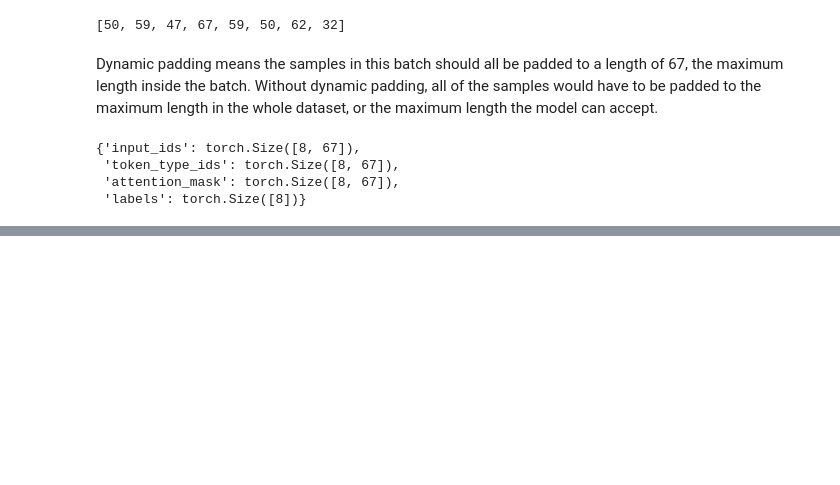
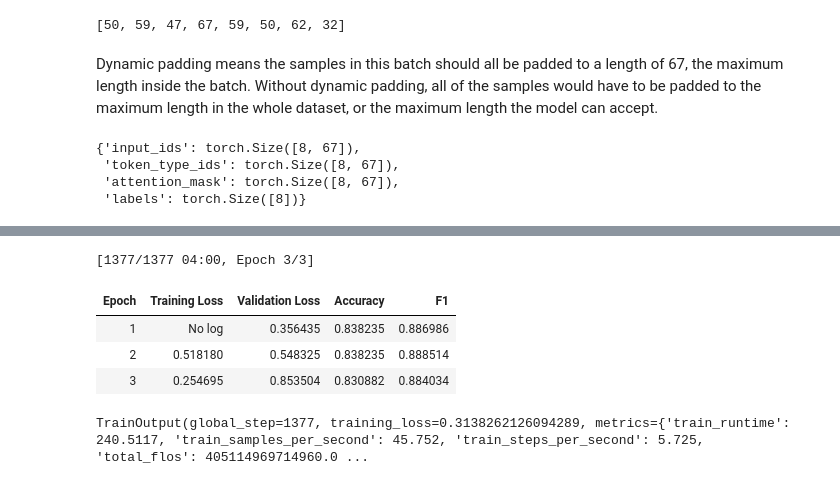
Before and after one commit to Aakash15-Semwal/ml-learning, a Jupyter notebook: Hugging_Face/Fine_Tuning.ipynb, the cells around one changed output, grey strips where cells are left out. Drawn from its saved outputs; the diff is of its cells as text; code cells hidden in the pictures; blank space fills up the shorter version.

Commit message:
Learned about the trainer API

```diff
--- a/Hugging_Face/Fine_Tuning.ipynb
+++ b/Hugging_Face/Fine_Tuning.ipynb
@@ -209,0 +294,3 @@ batch = data_collator(samples)
+# %%
+predictions = trainer.predict(tokenized_datasets["validation"])
+print(predictions.predictions.shape, predictions.label_ids.shape)
@@ -209,0 +333,5 @@ batch = data_collator(samples)
+# %%
+import evaluate
+
+metric = evaluate.combine(["accuracy", "f1"])
+metric.compute(predictions = preds, references = predictions.label_ids)
@@ -209,0 +342,7 @@ batch = data_collator(samples)
+# %%
+import evaluate
+def compute_metrics(eval_preds):
+    metric = evaluate.combine(["accuracy", "f1"])
+    logits, labels = eval_preds
+    predictions = np.argmax(logits, axis=-1)
+    return metric.compute(predictions=predictions, references=labels)
@@ -209,0 +351,13 @@ batch = data_collator(samples)
+# %%
+training_args = TrainingArguments("test-trainer", eval_strategy="epoch")
+model = AutoModelForSequenceClassification.from_pretrained(checkpoint, num_labels=2)
+
+trainer = Trainer(
+    model,
+    training_args,
+    train_dataset=tokenized_datasets["train"],
+    eval_dataset=tokenized_datasets["validation"],
+    data_collator=data_collator,
+    processing_class=tokenizer,
+    compute_metrics=compute_metrics,
+)
@@ -209,0 +381,9 @@ batch = data_collator(samples)
+# %%
+trainer.train()
+# %% [output]
+[1377/1377 04:00, Epoch 3/3]
+| Epoch | Training Loss | Validation Loss | Accuracy | F1 |
+| 1 | No log | 0.356435 | 0.838235 | 0.886986 |
+| 2 | 0.518180 | 0.548325 | 0.838235 | 0.888514 |
+| 3 | 0.254695 | 0.853504 | 0.830882 | 0.884034 |
+TrainOutput(global_step=1377, training_loss=0.3138262126094289, metrics={'train_runtime': 240.5117, 'train_samples_per_second': 45.752, 'train_steps_per_second': 5.725, 'total_flos': 405114969714960.0 ...
```
Also changed, not shown: parts of 21 cells of this notebook.
